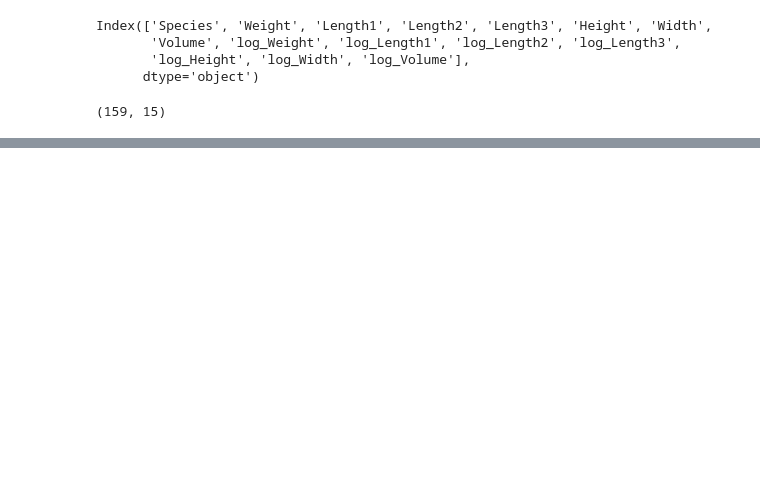
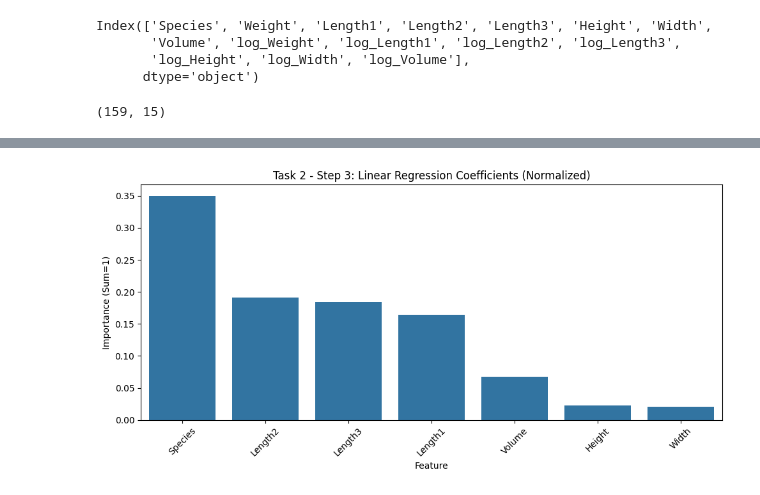
Before and after one commit to fehimecapar/Data-Science-For-Decision-Support, a Jupyter notebook: regression_nn.ipynb, the cells around one changed output, grey strips where cells are left out. Cells and saved outputs as stored; diff of their text form; code cells hidden in the pictures; blank space fills up the shorter version.

```diff
--- a/regression_nn.ipynb
+++ b/regression_nn.ipynb
@@ -32,0 +526,8 @@ df.head()
+# %%
+lin_mean = pd.DataFrame(lin_grouped).mean().to_dict()
+total = sum(lin_mean.values())
+lin_norm = {k: (v/total if total>0 else 0.0) for k, v in lin_mean.items()}
+
+lin_df = pd.DataFrame.from_dict(lin_norm, orient='index', columns=['LinearCoefImportance']) \
+                     .sort_values('LinearCoefImportance', ascending=False)
+print(lin_df)
@@ -32,0 +543,11 @@ df.head()
+# %%
+plt.figure(figsize=(10,5))
+sns.barplot(x=lin_df.index, y='LinearCoefImportance', data=lin_df)
+plt.title('Task 2 - Step 3: Linear Regression Coefficients (Normalized)')
+plt.ylabel('Importance (Sum=1)')
+plt.xlabel('Feature')
+plt.xticks(rotation=45)
+plt.tight_layout()
+plt.show()
+# %% [output]
+[figure, added]
```
Also changed, not shown: parts of 41 cells of this notebook.
